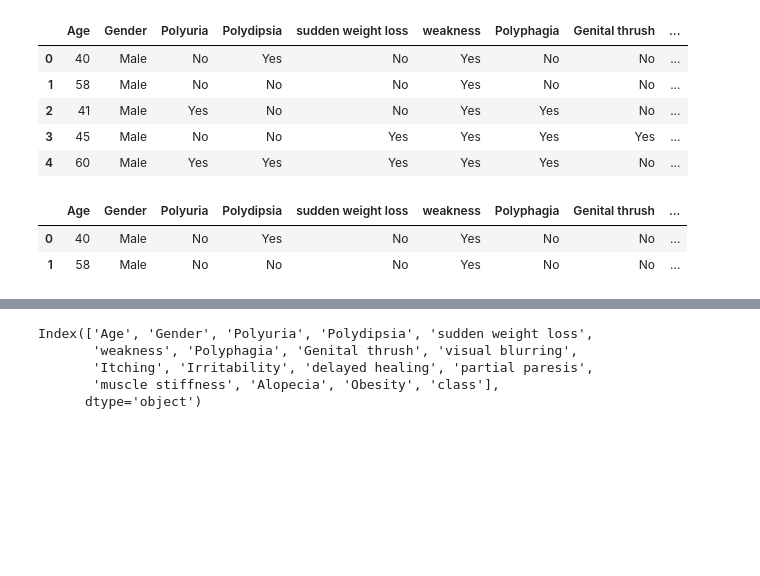
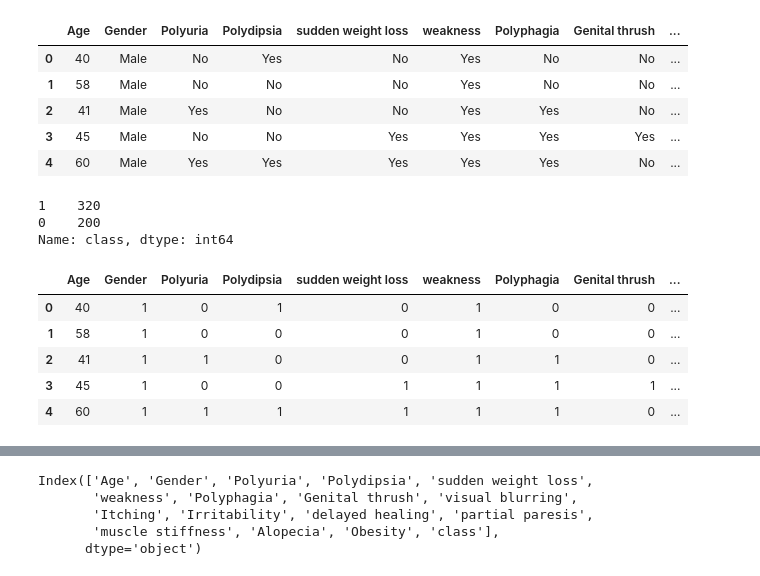
Before and after one commit to Sonalikhasyap15/Diabetes_Prediction, a Jupyter notebook: diabetes.ipynb, the cells around one changed output, grey strips where cells are left out. Saved outputs shown, nothing was run; the diff lists cells and outputs as text; code cells hidden in the pictures; blank space fills up the shorter version.

```diff
--- a/diabetes.ipynb
+++ b/diabetes.ipynb
@@ -144,6 +124,33 @@ data_weightloss = pd.get_dummies(data_weightloss, drop_first=True)
+# %%
+label = LabelEncoder()
+data["Gender"] = label.fit_transform(data["Gender"])
+data["Polyuria"] = label.fit_transform(data["Polyuria"])
+data["Polydipsia"] = label.fit_transform(data["Polydipsia"])
+data["sudden weight loss"] = label.fit_transform(data["sudden weight loss"])
+data["weakness"] = label.fit_transform(data["weakness"])
+data["Polyphagia"] = label.fit_transform(data["Polyphagia"])
+data["Genital thrush"] = label.fit_transform(data["Genital thrush"])
+data["visual blurring"] = label.fit_transform(data["visual blurring"])
+data["Itching"] = label.fit_transform(data["Itching"])
+data["Irritability"] = label.fit_transform(data["Irritability"])
+data["delayed healing"] = label.fit_transform(data["delayed healing"])
+data["partial paresis"] = label.fit_transform(data["partial paresis"])
+data["muscle stiffness"] = label.fit_transform(data["muscle stiffness"])
+data["Alopecia"] = label.fit_transform(data["Alopecia"])
+data["Obesity"] = label.fit_transform(data["Obesity"])
+data["class"] = label.fit_transform(data["class"])
+# %%
+data['class'].value_counts()
+# %% [output]
+1    320
+0    200
+Name: class, dtype: int64
 # %%
-data.head(2)
+data.head()
 # %% [output]
 |  | Age | Gender | Polyuria | Polydipsia | sudden weight loss | weakness | Polyphagia | Genital thrush | ... |
-| 0 | 40 | Male | No | Yes | No | Yes | No | No | ... |
-| 1 | 58 | Male | No | No | No | Yes | No | No | ... |
+| 0 | 40 | 1 | 0 | 1 | 0 | 1 | 0 | 0 | ... |
+| 1 | 58 | 1 | 0 | 0 | 0 | 1 | 0 | 0 | ... |
+| 2 | 41 | 1 | 1 | 0 | 0 | 1 | 1 | 0 | ... |
+| 3 | 45 | 1 | 0 | 0 | 1 | 1 | 1 | 1 | ... |
+| 4 | 60 | 1 | 1 | 1 | 1 | 1 | 1 | 0 | ... |
```
Also changed, not shown: parts of 66 cells of this notebook, 1 other file.
